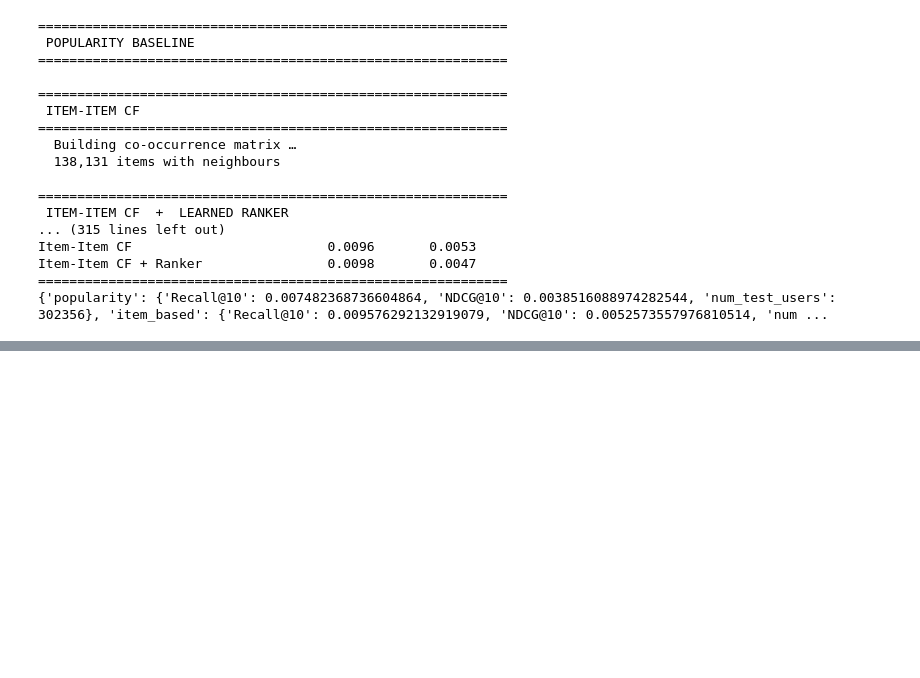
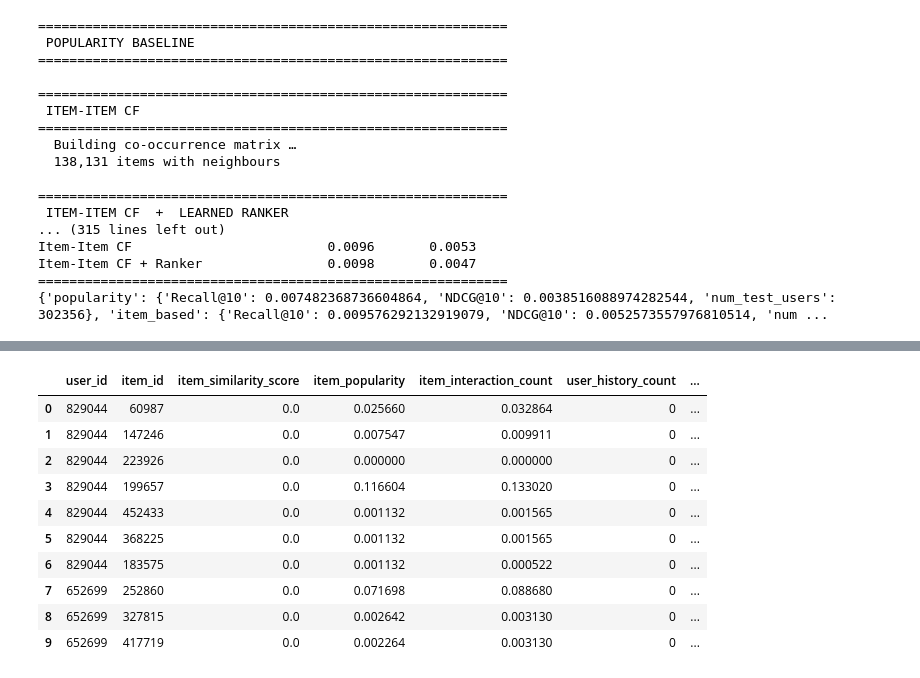
Before and after one commit to CJC-AI/Recommender-system, a Jupyter notebook: notebooks/eda.ipynb, the cells around one changed output, grey strips where cells are left out. Saved outputs shown, nothing was run; the diff lists cells and outputs as text; code cells hidden in the pictures; blank space fills up the shorter version.

```diff
--- a/notebooks/eda.ipynb
+++ b/notebooks/eda.ipynb
@@ -622,0 +862,15 @@ Item-Item CF + Ranker                0.0098       0.0047
+# %%
+training_df = pd.read_csv("../data/processed/training_data.csv")
+training_df.head(10)
+# %% [output]
+|  | user_id | item_id | item_similarity_score | item_popularity | item_interaction_count | user_history_count | ... |
+| 0 | 829044 | 60987 | 0.0 | 0.025660 | 0.032864 | 0 | ... |
+| 1 | 829044 | 147246 | 0.0 | 0.007547 | 0.009911 | 0 | ... |
+| 2 | 829044 | 223926 | 0.0 | 0.000000 | 0.000000 | 0 | ... |
+| 3 | 829044 | 199657 | 0.0 | 0.116604 | 0.133020 | 0 | ... |
+| 4 | 829044 | 452433 | 0.0 | 0.001132 | 0.001565 | 0 | ... |
+| 5 | 829044 | 368225 | 0.0 | 0.001132 | 0.001565 | 0 | ... |
+| 6 | 829044 | 183575 | 0.0 | 0.001132 | 0.000522 | 0 | ... |
+| 7 | 652699 | 252860 | 0.0 | 0.071698 | 0.088680 | 0 | ... |
+| 8 | 652699 | 327815 | 0.0 | 0.002642 | 0.003130 | 0 | ... |
+| 9 | 652699 | 417719 | 0.0 | 0.002264 | 0.003130 | 0 | ... |
```
Also changed, not shown: parts of 22 cells of this notebook.
